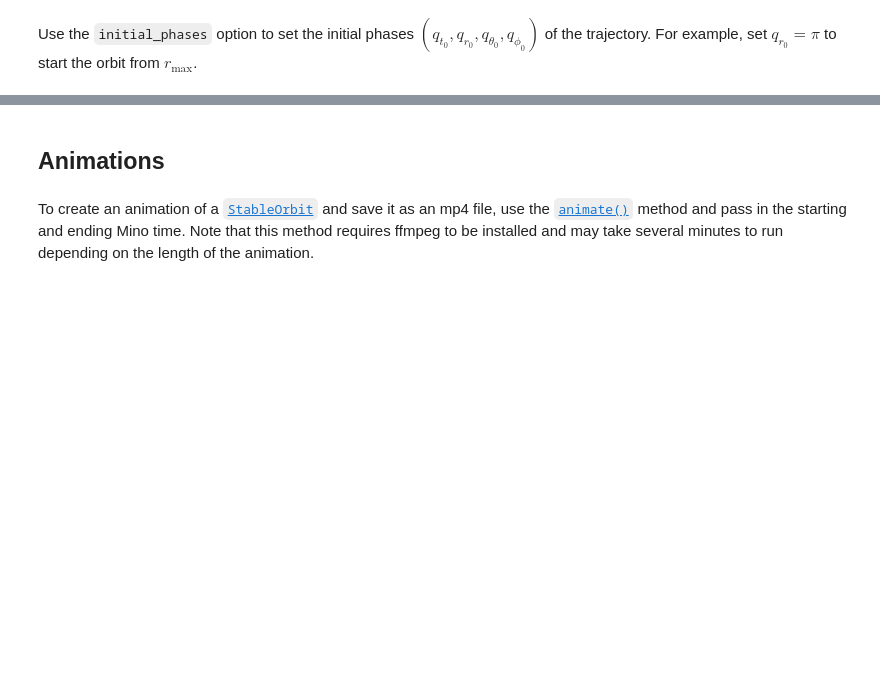
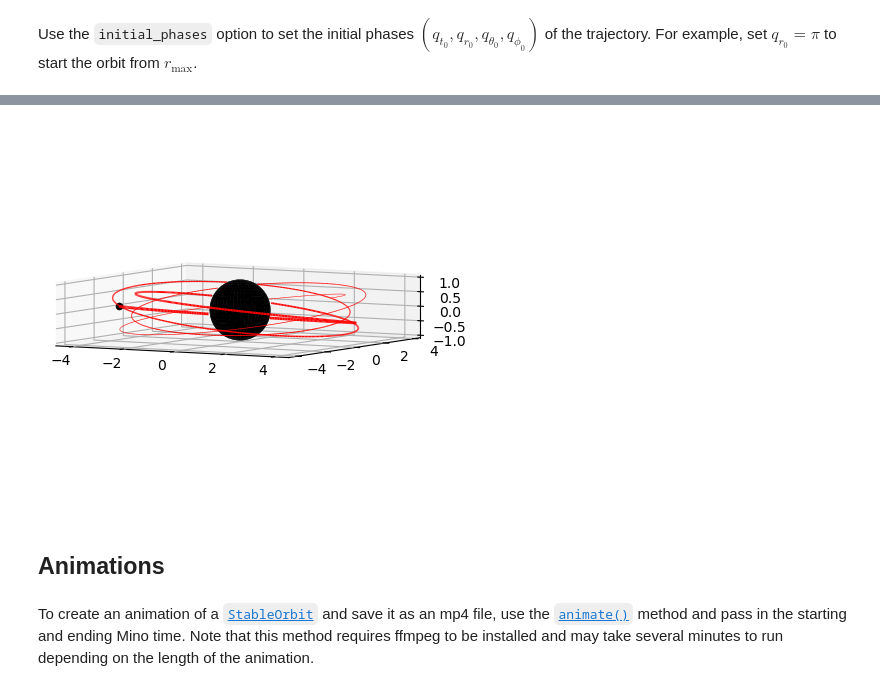
Before and after one commit to BlackHolePerturbationToolkit/KerrGeoPy, a Jupyter notebook: docs/source/notebooks/Graphics.ipynb, the cells around one changed output, grey strips where cells are left out. Drawn from its saved outputs; the diff is of its cells as text; code cells hidden in the pictures; blank space fills up the shorter version.

```diff
--- a/docs/source/notebooks/Graphics.ipynb
+++ b/docs/source/notebooks/Graphics.ipynb
@@ -28,3 +28,8 @@ fig, ax = orbit.plot(0,20,elevation=90, azimuth=0, grid=False, axes=False, thick
+# %%
+orbit = kg.StableOrbit(0.999,4,0.1,cos(pi/20))
+fig, ax = orbit.plot(0,10, elevation=5, lw=2, tau=5)
+# %% [output]
+[figure, added]
 # %% [markdown]
 ## Animations
 # %% [markdown]
```
Also changed, not shown: parts of 11 cells of this notebook, 13 other files.
